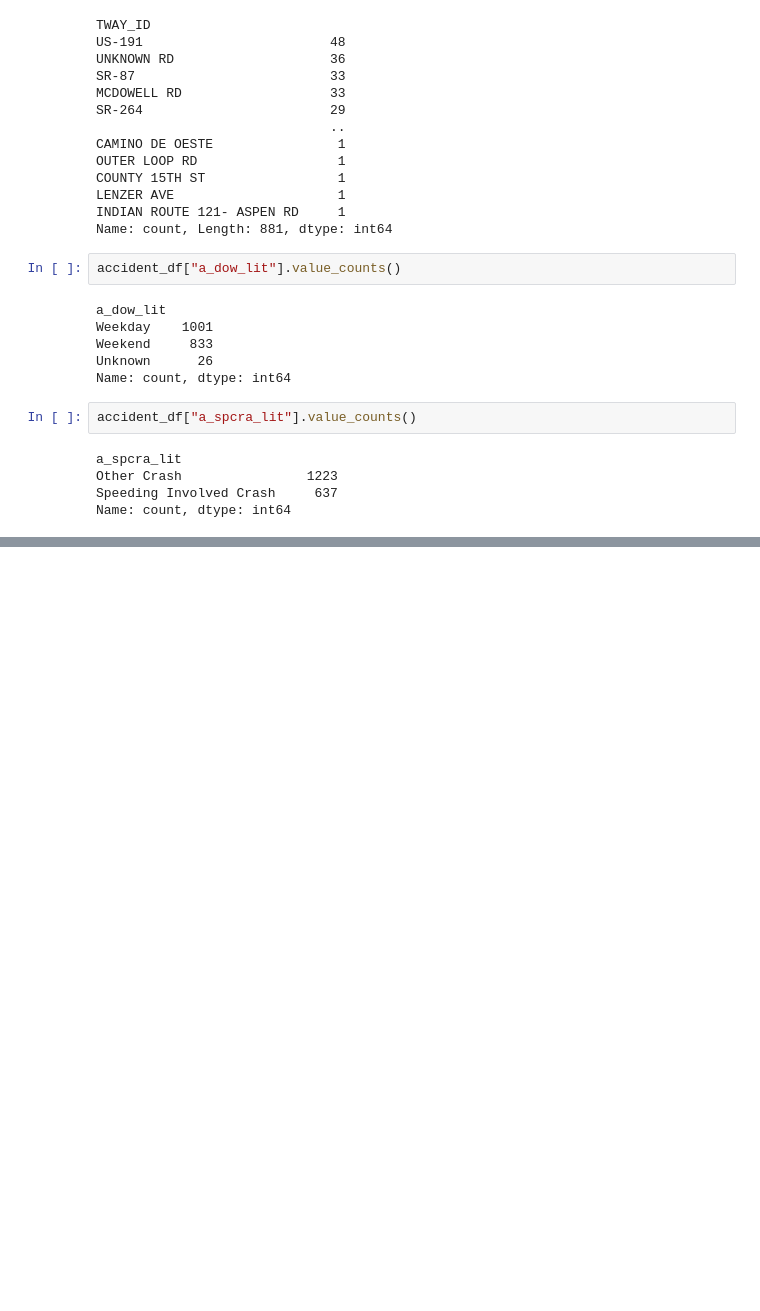
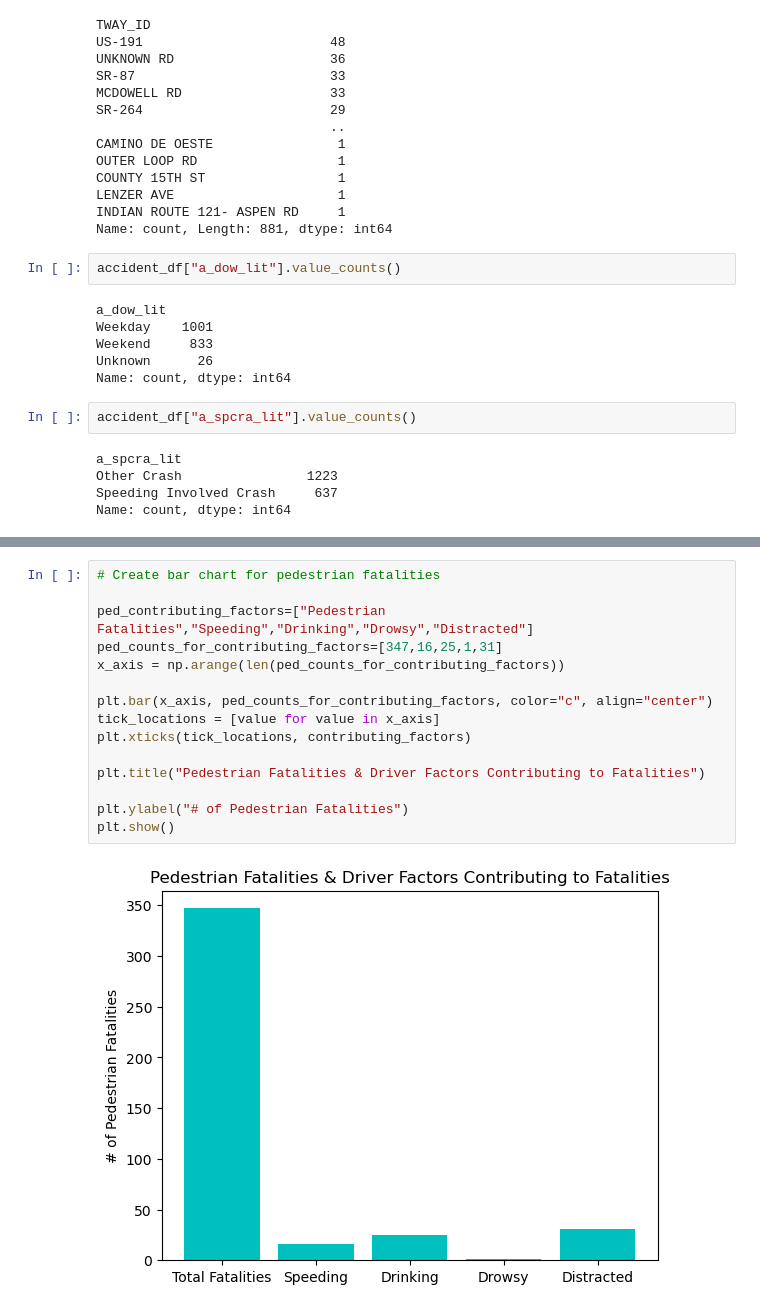
Before and after one commit to DeanRaynes/python-project-1, a Jupyter notebook: Accident Data Only.ipynb, the cells around one changed output, grey strips where cells are left out. Drawn from its saved outputs; the diff is of its cells as text; blank space fills up the shorter version.

```diff
--- a/Accident Data Only.ipynb
+++ b/Accident Data Only.ipynb
@@ -126,0 +408,17 @@ Name: count, dtype: int64
+# %%
+# Create bar chart for pedestrian fatalities
+
+ped_contributing_factors=["Pedestrian Fatalities","Speeding","Drinking","Drowsy","Distracted"]
+ped_counts_for_contributing_factors=[347,16,25,1,31]
+x_axis = np.arange(len(ped_counts_for_contributing_factors))
+
+plt.bar(x_axis, ped_counts_for_contributing_factors, color="c", align="center")
+tick_locations = [value for value in x_axis]
+plt.xticks(tick_locations, contributing_factors)
+
+plt.title("Pedestrian Fatalities & Driver Factors Contributing to Fatalities")
+
+plt.ylabel("# of Pedestrian Fatalities")
+plt.show()
+# %% [output]
+[figure, added]
```
Also changed, not shown: parts of 26 cells of this notebook, 3 other files.
